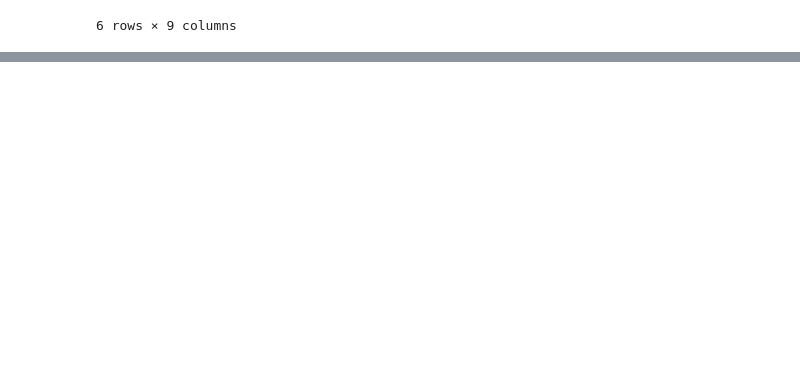
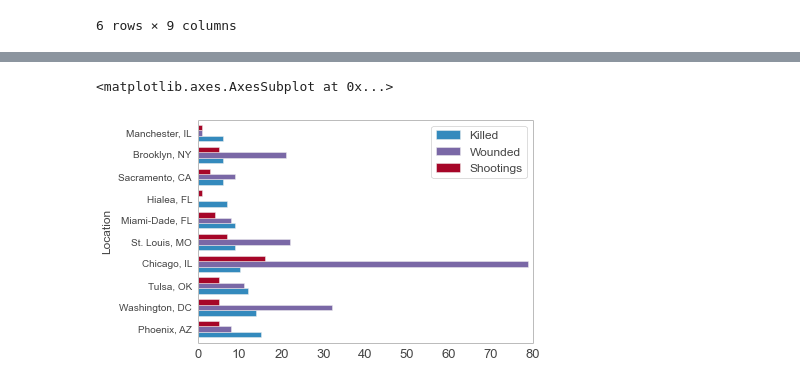
Before and after one commit to yaph/ipython-notebooks, a Jupyter notebook: Mass Shootings.ipynb, the cells around one changed output, grey strips where cells are left out. Drawn from its saved outputs; the diff is of its cells as text; code cells hidden in the pictures; blank space fills up the shorter version.

```diff
--- a/Mass Shootings.ipynb
+++ b/Mass Shootings.ipynb
@@ -48 +50,6 @@ gdate.plot(figsize=(32, 12), linewidth=1.5)
+# %%
+df_data.groupby('Location').sum().sort('Killed', ascending=False).head(10).plot(kind='barh')
+# %% [output]
+<matplotlib.axes.AxesSubplot at 0x...>
+[figure, added]
 # %%
```
Also changed, not shown: parts of 6 cells of this notebook.
